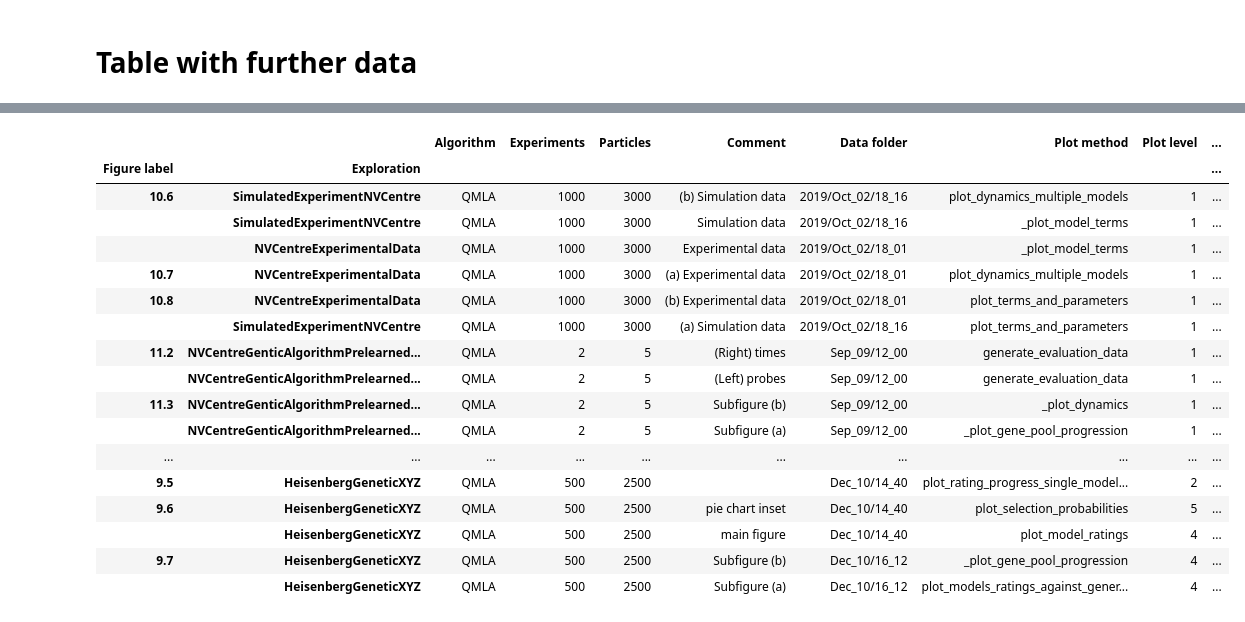
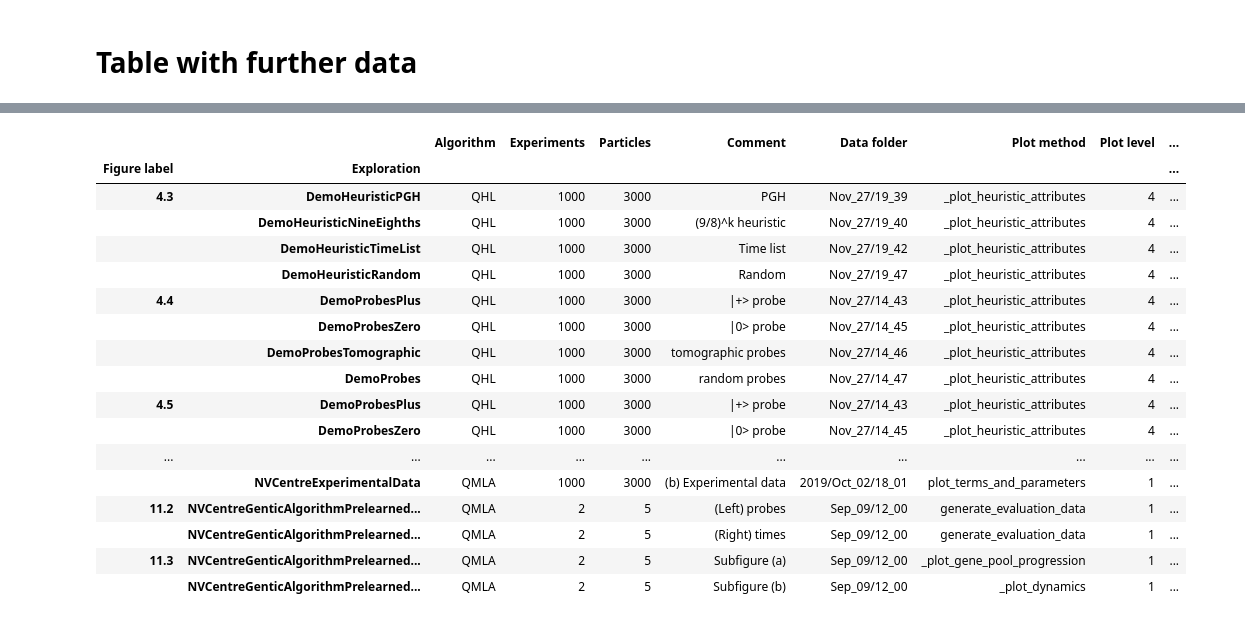
Before and after one commit to flynnbr11/schrodingers_catwalk, a Jupyter notebook: figure_development/figure_development_table.ipynb, the cells around one changed output, grey strips where cells are left out. Drawn from its saved outputs; the diff is of its cells as text; code cells hidden in the pictures.

Commit message:
tidying reproduction table

```diff
--- a/figure_development/figure_development_table.ipynb
+++ b/figure_development/figure_development_table.ipynb
@@ -32,3 +32,9 @@ figure_labels = {
     for f in all_fig_labels
     if "cref" not in f[0]
 }
+# %%
+figure_indices = {
+    f[0] : f[4][0]
+    for f in all_fig_labels
+    if "cref" not in f[0]
+}
@@ -52,9 +78,11 @@ def new_figure(
     Format the implementation details of a given figure.
     """
     label = figure_labels[latex_label]
+    fig_index = figure_indices[latex_label]
     fig_details = {
         "Figure" : r"\cref{{{label}}}".format(label = latex_label),
         "Figure label" : label,
+        "Figure index" : fig_index,
         "Algorithm" : algorithm,
         "$N_E$" : n_exp,
         "$N_P$" : n_prt,
@@ -733,42 +772,41 @@ figure_df
 # %%
 further_data = [
     # order for columns and which to include
     "Figure label",
     "Exploration",
     "Algorithm",
     "Experiments",
     "Particles",
     "Comment",
     "Data folder",
     "Plot method",
     "Plot level",
     "Folder",
     "Name",
     "Run time"
 ]
 
 extended_fig_table = figure_df[further_data]
-extended_fig_table = extended_fig_table.sort_values('Figure label')
 extended_fig_table.set_index(["Figure label", "Exploration"])
 # %% [output]
 |  |  | Algorithm | Experiments | Particles | Comment | Data folder | Plot method | Plot level | ... |
 | Figure label | Exploration |  |  |  |  |  |  |  | ... |
-| 10.6 | SimulatedExperimentNVCentre | QMLA | 1000 | 3000 | (b) Simulation data | 2019/Oct_02/18_16 | plot_dynamics_multiple_models | 1 | ... |
-|  | SimulatedExperimentNVCentre | QMLA | 1000 | 3000 | Simulation data | 2019/Oct_02/18_16 | _plot_model_terms | 1 | ... |
-|  | NVCentreExperimentalData | QMLA | 1000 | 3000 | Experimental data | 2019/Oct_02/18_01 | _plot_model_terms | 1 | ... |
-| 10.7 | NVCentreExperimentalData | QMLA | 1000 | 3000 | (a) Experimental data | 2019/Oct_02/18_01 | plot_dynamics_multiple_models | 1 | ... |
-| 10.8 | NVCentreExperimentalData | QMLA | 1000 | 3000 | (b) Experimental data | 2019/Oct_02/18_01 | plot_terms_and_parameters | 1 | ... |
-|  | SimulatedExperimentNVCentre | QMLA | 1000 | 3000 | (a) Simulation data | 2019/Oct_02/18_16 | plot_terms_and_parameters | 1 | ... |
-| 11.2 | NVCentreGenticAlgorithmPrelearned... | QMLA | 2 | 5 | (Right) times | Sep_09/12_00 | generate_evaluation_data | 1 | ... |
-|  | NVCentreGenticAlgorithmPrelearned... | QMLA | 2 | 5 | (Left) probes | Sep_09/12_00 | generate_evaluation_data | 1 | ... |
-| 11.3 | NVCentreGenticAlgorithmPrelearned... | QMLA | 2 | 5 | Subfigure (b) | Sep_09/12_00 | _plot_dynamics | 1 | ... |
-|  | NVCentreGenticAlgorithmPrelearned... | QMLA | 2 | 5 | Subfigure (a) | Sep_09/12_00 | _plot_gene_pool_progression | 1 | ... |
+| 4.3 | DemoHeuristicPGH | QHL | 1000 | 3000 | PGH | Nov_27/19_39 | _plot_heuristic_attributes | 4 | ... |
+|  | DemoHeuristicNineEighths | QHL | 1000 | 3000 | (9/8)^k heuristic | Nov_27/19_40 | _plot_heuristic_attributes | 4 | ... |
+|  | DemoHeuristicTimeList | QHL | 1000 | 3000 | Time list | Nov_27/19_42 | _plot_heuristic_attributes | 4 | ... |
+|  | DemoHeuristicRandom | QHL | 1000 | 3000 | Random | Nov_27/19_47 | _plot_heuristic_attributes | 4 | ... |
+| 4.4 | DemoProbesPlus | QHL | 1000 | 3000 | |+> probe | Nov_27/14_43 | _plot_heuristic_attributes | 4 | ... |
+|  | DemoProbesZero | QHL | 1000 | 3000 | |0> probe | Nov_27/14_45 | _plot_heuristic_attributes | 4 | ... |
+|  | DemoProbesTomographic | QHL | 1000 | 3000 | tomographic probes | Nov_27/14_46 | _plot_heuristic_attributes | 4 | ... |
+|  | DemoProbes | QHL | 1000 | 3000 | random probes | Nov_27/14_47 | _plot_heuristic_attributes | 4 | ... |
+| 4.5 | DemoProbesPlus | QHL | 1000 | 3000 | |+> probe | Nov_27/14_43 | _plot_heuristic_attributes | 4 | ... |
+|  | DemoProbesZero | QHL | 1000 | 3000 | |0> probe | Nov_27/14_45 | _plot_heuristic_attributes | 4 | ... |
 | ... | ... | ... | ... | ... | ... | ... | ... | ... | ... |
-| 9.5 | HeisenbergGeneticXYZ | QMLA | 500 | 2500 |  | Dec_10/14_40 | plot_rating_progress_single_model... | 2 | ... |
-| 9.6 | HeisenbergGeneticXYZ | QMLA | 500 | 2500 | pie chart inset | Dec_10/14_40 | plot_selection_probabilities | 5 | ... |
-|  | HeisenbergGeneticXYZ | QMLA | 500 | 2500 | main figure | Dec_10/14_40 | plot_model_ratings | 4 | ... |
-| 9.7 | HeisenbergGeneticXYZ | QMLA | 500 | 2500 | Subfigure (b) | Dec_10/16_12 | _plot_gene_pool_progression | 4 | ... |
-|  | HeisenbergGeneticXYZ | QMLA | 500 | 2500 | Subfigure (a) | Dec_10/16_12 | plot_models_ratings_against_gener... | 4 | ... |
+|  | NVCentreExperimentalData | QMLA | 1000 | 3000 | (b) Experimental data | 2019/Oct_02/18_01 | plot_terms_and_parameters | 1 | ... |
+| 11.2 | NVCentreGenticAlgorithmPrelearned... | QMLA | 2 | 5 | (Left) probes | Sep_09/12_00 | generate_evaluation_data | 1 | ... |
+|  | NVCentreGenticAlgorithmPrelearned... | QMLA | 2 | 5 | (Right) times | Sep_09/12_00 | generate_evaluation_data | 1 | ... |
+| 11.3 | NVCentreGenticAlgorithmPrelearned... | QMLA | 2 | 5 | Subfigure (a) | Sep_09/12_00 | _plot_gene_pool_progression | 1 | ... |
+|  | NVCentreGenticAlgorithmPrelearned... | QMLA | 2 | 5 | Subfigure (b) | Sep_09/12_00 | _plot_dynamics | 1 | ... |
 # %%
 # col_fmt = 'c|'*len(df_cols)
 
```
Also changed, not shown: parts of 6 cells of this notebook, 10 other files.
